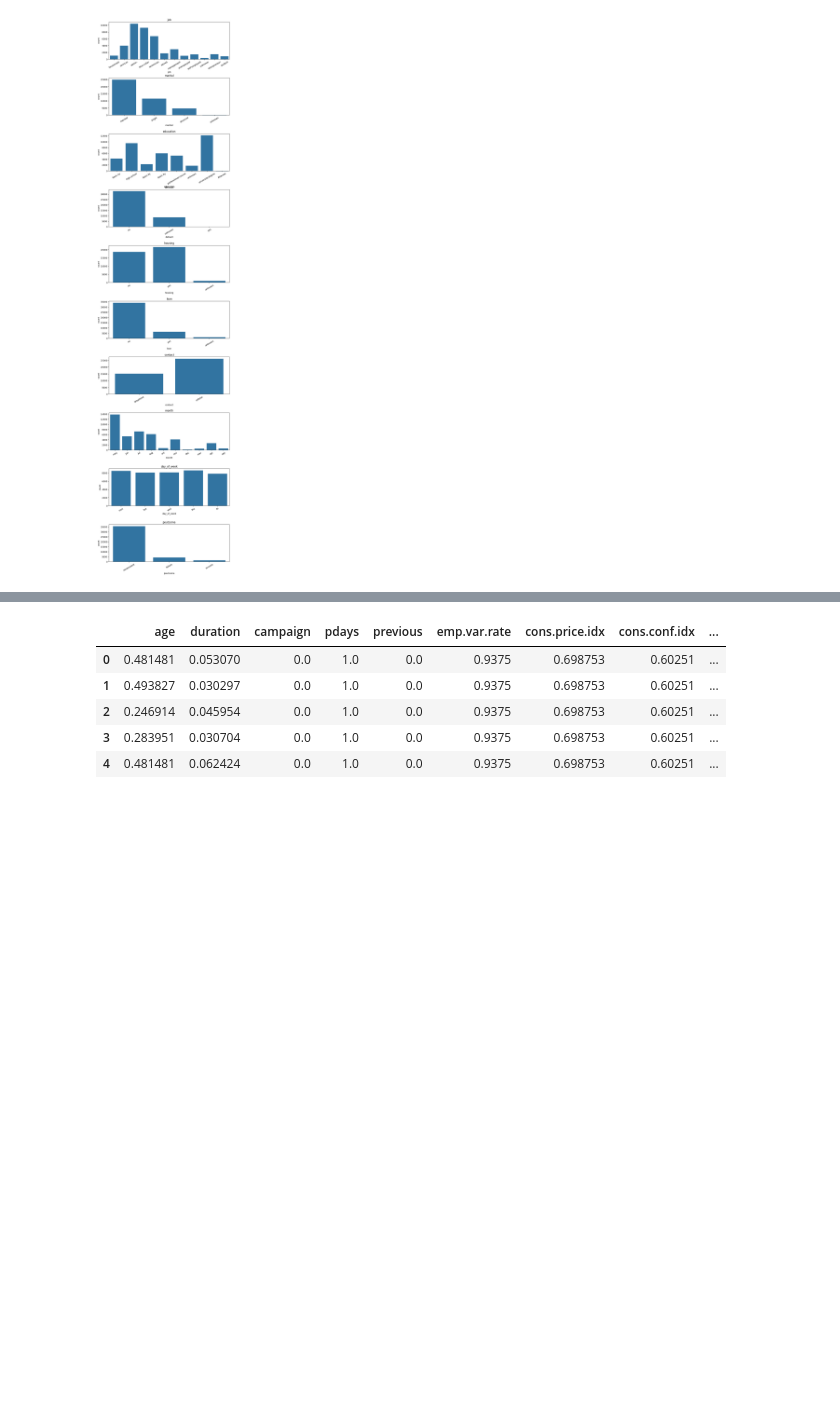
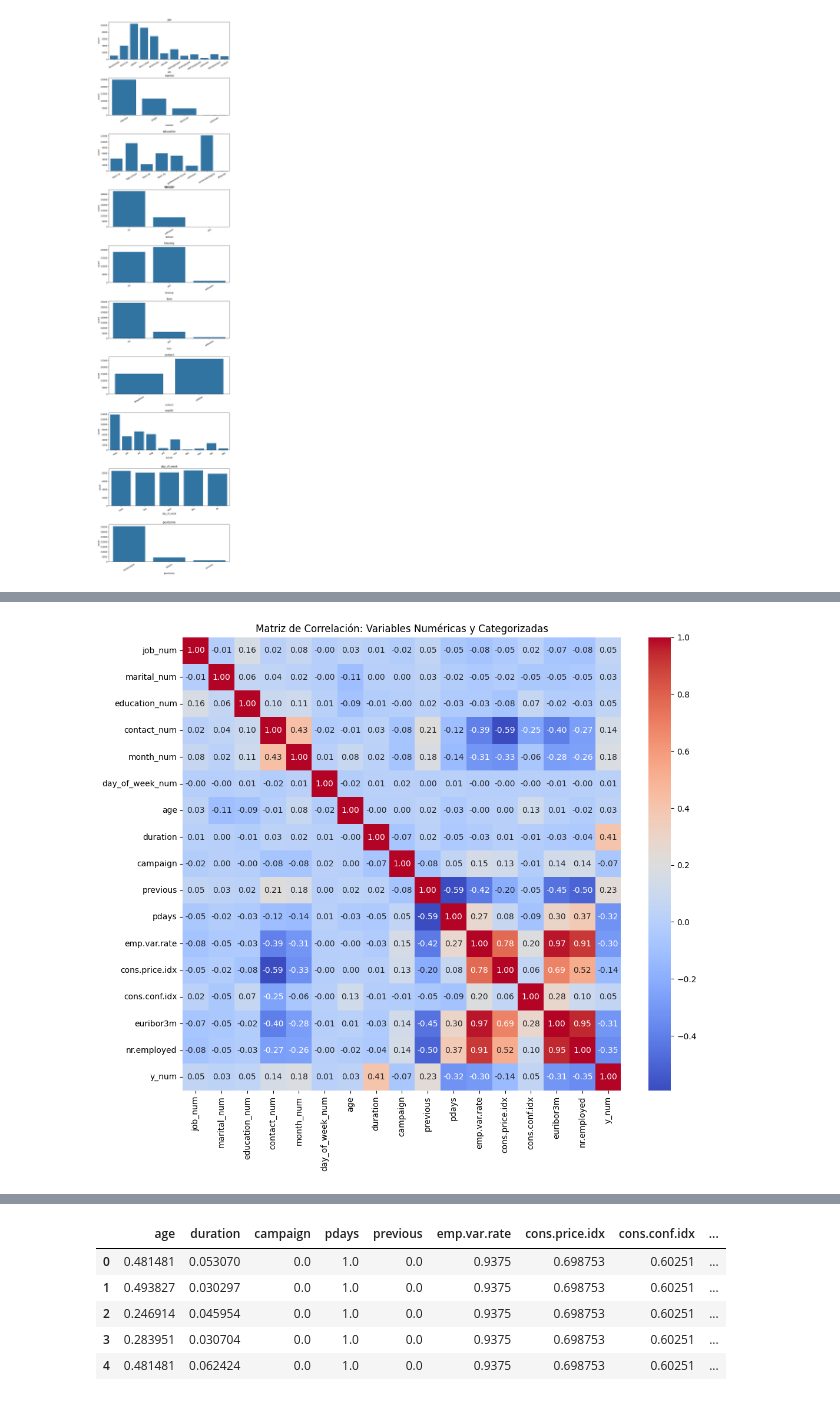
Before and after one commit to maldo1904/Logistic-Regression-Project-Tutorial, a Jupyter notebook: src/explore.ipynb, the cells around one changed output, grey strips where cells are left out. Saved outputs shown, nothing was run; the diff lists cells and outputs as text; code cells hidden in the pictures; blank space fills up the shorter version.

```diff
--- a/src/explore.ipynb
+++ b/src/explore.ipynb
@@ -234,0 +183,26 @@ variables_num
+# %%
+import seaborn as sns
+import pandas as pd
+import matplotlib.pyplot as plt
+
+# Factorizar las variables categóricas
+df['job_num'] = pd.factorize(df['job'])[0]
+df['marital_num'] = pd.factorize(df['marital'])[0]
+df['education_num'] = pd.factorize(df['education'])[0]
+df['contact_num'] = pd.factorize(df['contact'])[0]
+df['month_num'] = pd.factorize(df['month'])[0]
+df['day_of_week_num'] = pd.factorize(df['day_of_week'])[0]
+
+# Seleccionar las columnas para calcular la correlación
+columnas_correlacion = ['job_num', 'marital_num', 'education_num', 'contact_num',
+                        'month_num', 'day_of_week_num', 'age', 'duration',
+                        'campaign', 'previous', 'pdays', 'emp.var.rate',
+                        'cons.price.idx', 'cons.conf.idx', 'euribor3m', 'nr.employed', 'y_num']
+
+# Graficar el heatmap de correlaciones
+plt.figure(figsize=(12, 10))
+sns.heatmap(df[columnas_correlacion].corr(), annot=True, fmt='.2f', cmap='coolwarm')
+plt.title('Matriz de Correlación: Variables Numéricas y Categorizadas')
+plt.show()
+# %% [output]
+[figure, added]
```
Also changed, not shown: parts of 20 cells of this notebook, 2 other files.
